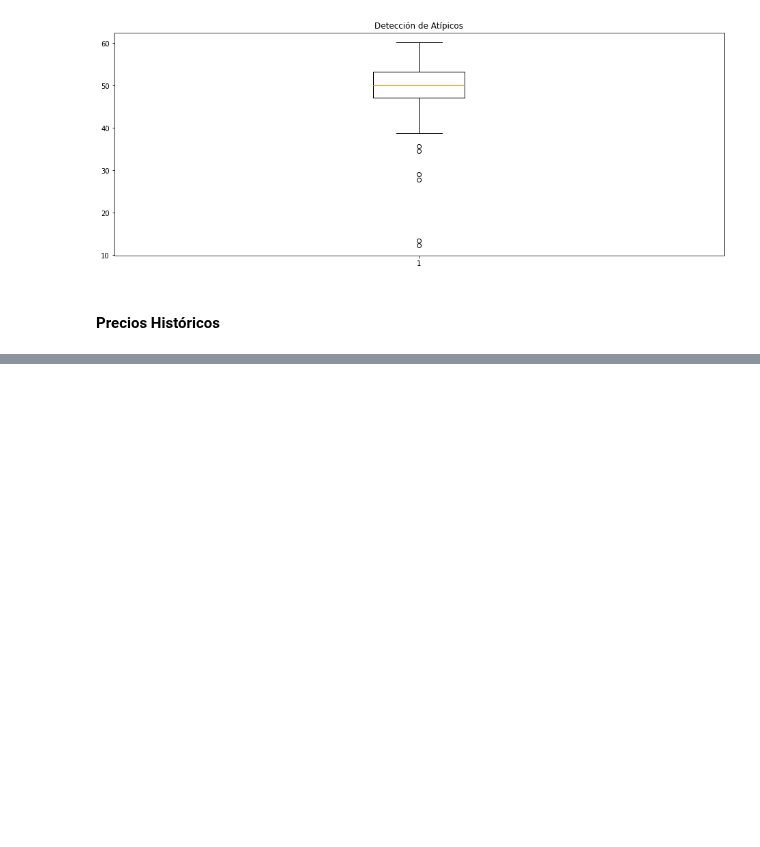
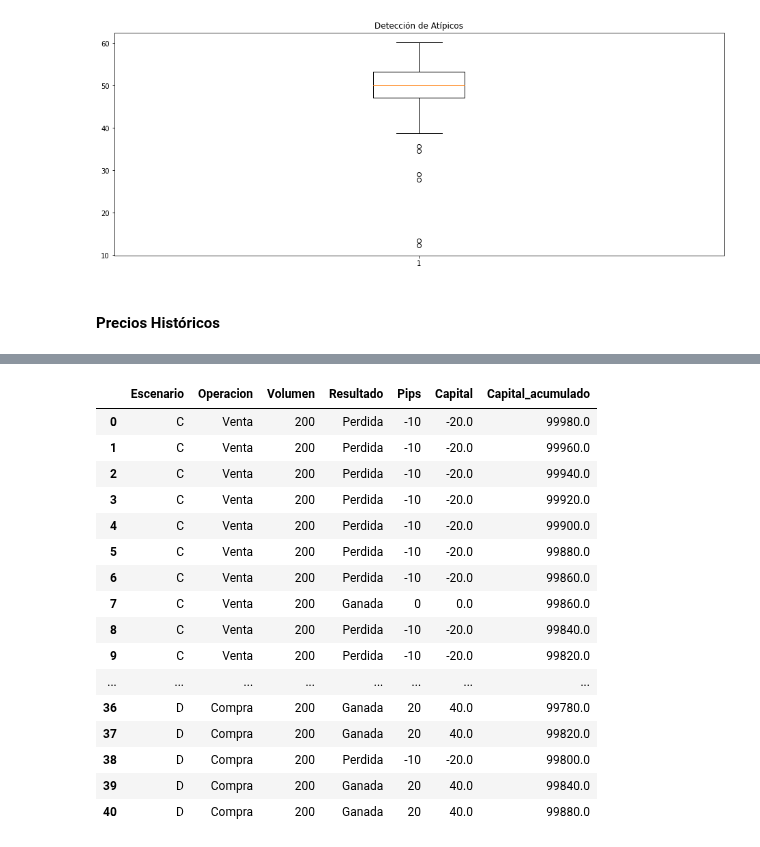
Before and after one commit to Sofiagarciaif/MyST_Proyecto_Final, a Jupyter notebook: notebook actualizado.ipynb, the cells around one changed output, grey strips where cells are left out. Cells and saved outputs as stored; diff of their text form; code cells hidden in the pictures; blank space fills up the shorter version.

Commit message:
backtest

```diff
--- a/notebook actualizado.ipynb
+++ b/notebook actualizado.ipynb
@@ -341,0 +419,61 @@ f_metricas(pmi)
+# %%
+def f_backtest(df_escenarios, df_decisiones):
+
+    df_backtest = pd.merge(df_escenarios, df_decisiones)
+    df_backtest['Resultado'] = 0
+    df_backtest['Pips'] = 0
+    df_backtest['Capital'] = 0
+    df_backtest['Capital_acumulado'] = 0
+
+    for i in range(len(df_backtest)):
+      #PIPS
+        if df_backtest.loc[i, 'Operacion'] == 'Venta':
+            if df_backtest.loc[i, 'Pips Alcistas'] >= df_backtest.loc[i, 'SL']:
+                df_backtest.loc[i, 'Pips'] = df_backtest.loc[i, 'SL'] * (-1)
+            elif df_backtest.loc[i, 'Pips Bajistas'] >= df_backtest.loc[i, 'TP']:
+                df_backtest.loc[i, 'Pips'] = df_backtest.loc[i, 'TP']
+        if df_backtest.loc[i, 'Operacion'] == 'Compra':
+            if df_backtest.loc[i, 'Pips Alcistas'] >= df_backtest.loc[i, 'TP']:
+                df_backtest.loc[i, 'Pips'] = df_backtest.loc[i, 'TP']
+            elif df_backtest.loc[i, 'Pips Bajistas'] >= df_backtest.loc[i, 'SL']:
+                df_backtest.loc[i, 'Pips'] = df_backtest.loc[i, 'SL'] * (-1)
+    #RESULTADO
+        if df_backtest.loc[i, 'Pips'] >= 0:
+            df_backtest.loc[i, 'Resultado'] = "Ganada"
+        else:
+            df_backtest.loc[i, 'Resultado'] = "Perdida"
+    #CAPITAL
+        df_backtest.loc[i, 'Capital'] = df_backtest.loc[i, 'Volumen'] * df_backtest.loc[i, 'Pips'] / 100
+    #CAPITAL ACUMULADO
+    df_backtest.loc[0, 'Capital_acumulado'] = capital_inicial + df_backtest.loc[0, 'Capital']
+    for i in range(1, len(df_backtest)):
+        df_backtest.loc[i, 'Capital_acumulado'] = df_backtest.loc[i - 1, 'Capital_acumulado'] + df_backtest.loc[i, 'Capital']
+
+    del df_backtest['Direccion']
+    del df_backtest['Pips Alcistas']
+    del df_backtest['Pips Bajistas']
+    del df_backtest['Volatilidad']
+    del df_backtest['SL']
+    del df_backtest['TP']
+    return df_backtest
+# %%
+capital_inicial = 100000
+f_backtest(df_escenarios,df_decisiones)
+# %% [output]
+|  | Escenario | Operacion | Volumen | Resultado | Pips | Capital | Capital_acumulado |
+| 0 | C | Venta | 200 | Perdida | -10 | -20.0 | 99980.0 |
+| 1 | C | Venta | 200 | Perdida | -10 | -20.0 | 99960.0 |
+| 2 | C | Venta | 200 | Perdida | -10 | -20.0 | 99940.0 |
+| 3 | C | Venta | 200 | Perdida | -10 | -20.0 | 99920.0 |
+| 4 | C | Venta | 200 | Perdida | -10 | -20.0 | 99900.0 |
+| 5 | C | Venta | 200 | Perdida | -10 | -20.0 | 99880.0 |
+| 6 | C | Venta | 200 | Perdida | -10 | -20.0 | 99860.0 |
+| 7 | C | Venta | 200 | Ganada | 0 | 0.0 | 99860.0 |
+| 8 | C | Venta | 200 | Perdida | -10 | -20.0 | 99840.0 |
+| 9 | C | Venta | 200 | Perdida | -10 | -20.0 | 99820.0 |
+| ... | ... | ... | ... | ... | ... | ... | ... |
+| 36 | D | Compra | 200 | Ganada | 20 | 40.0 | 99780.0 |
+| 37 | D | Compra | 200 | Ganada | 20 | 40.0 | 99820.0 |
+| 38 | D | Compra | 200 | Perdida | -10 | -20.0 | 99800.0 |
+| 39 | D | Compra | 200 | Ganada | 20 | 40.0 | 99840.0 |
+| 40 | D | Compra | 200 | Ganada | 20 | 40.0 | 99880.0 |
```
Also changed, not shown: parts of 12 cells of this notebook, 1 other file.
